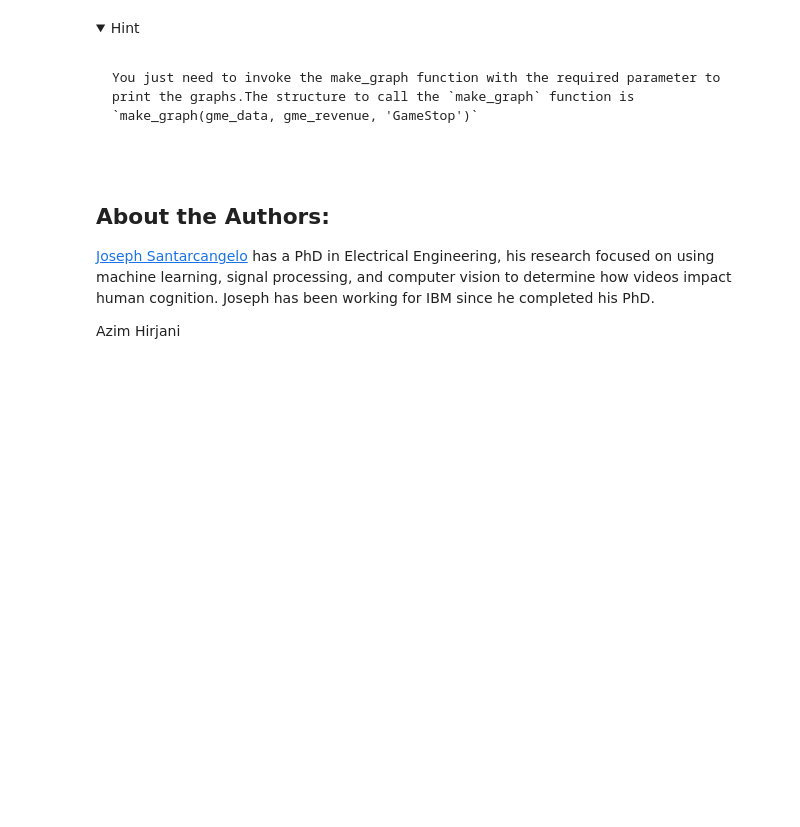
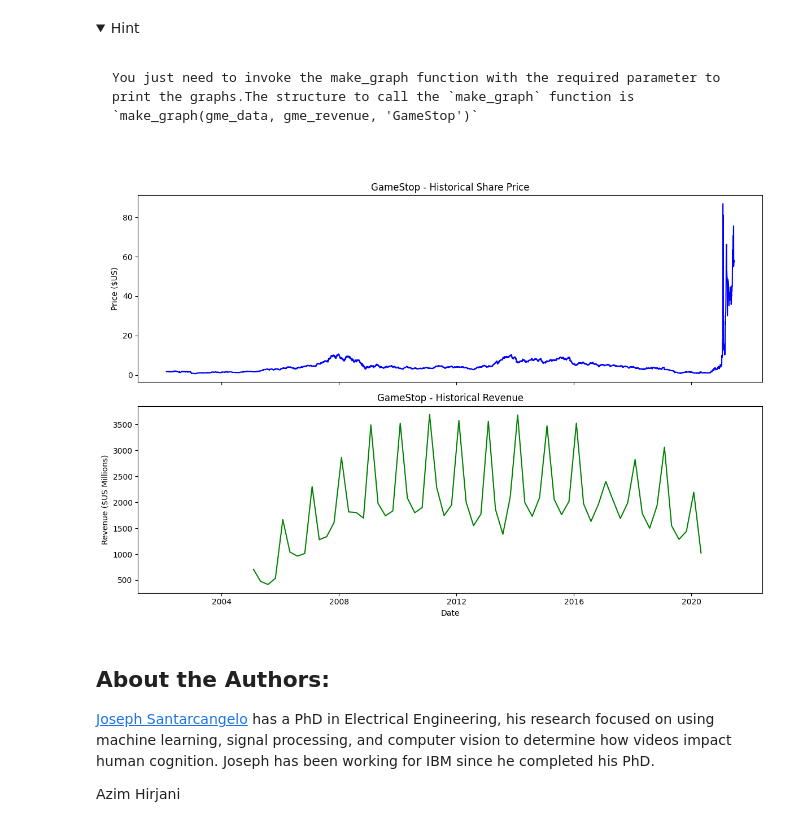
Before and after one commit to GreyMithrandir/CourseraHomework, a Jupyter notebook: Revenue Data and Building a Dashboard-v1.ipynb, the cells around one changed output. Saved outputs shown, nothing was run; the diff lists cells and outputs as text; code cells hidden in the pictures; folded sections open; blank space fills up the shorter version.

````diff
--- a/Revenue Data and Building a Dashboard-v1.ipynb
+++ b/Revenue Data and Building a Dashboard-v1.ipynb
@@ -420,6 +422,10 @@ You just need to invoke the make_graph function with the required parameter to p
 ```
 
 </details>
+# %%
+make_graph(gme_data, gme_revenue, 'GameStop')
+# %% [output]
+[figure, added]
 # %% [markdown]
 <h2>About the Authors:</h2>
 
````
Also changed, not shown: parts of 4 cells of this notebook.
